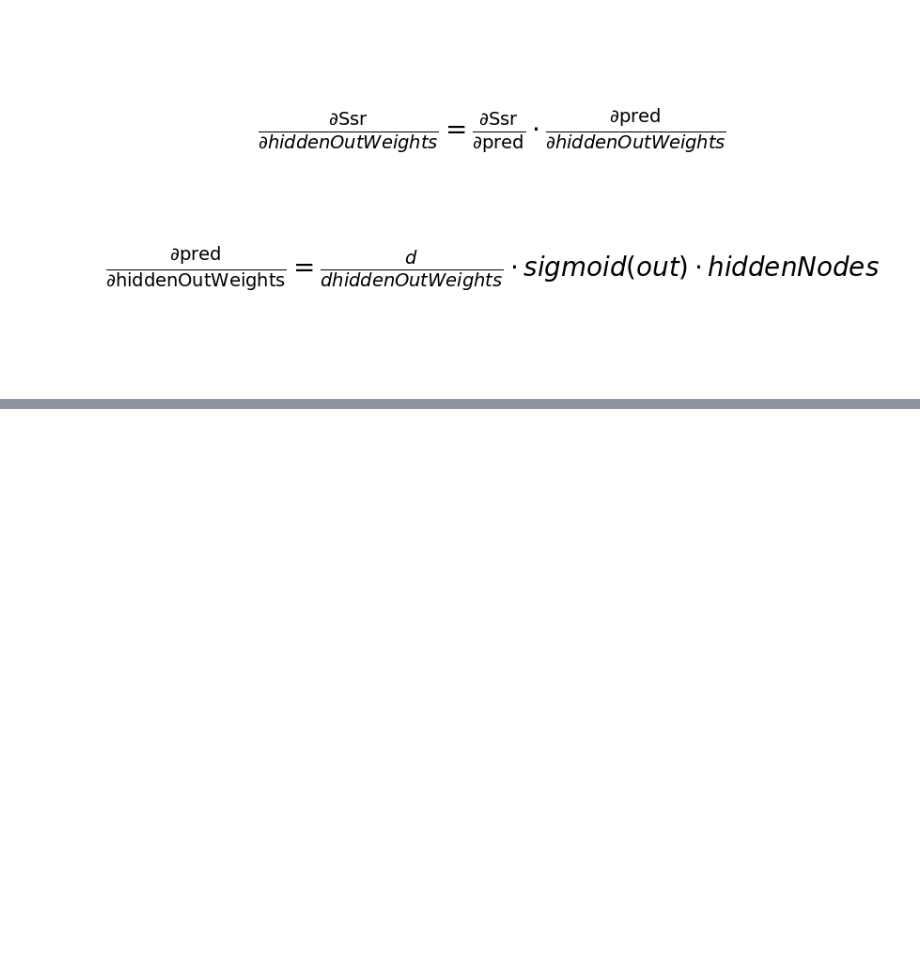
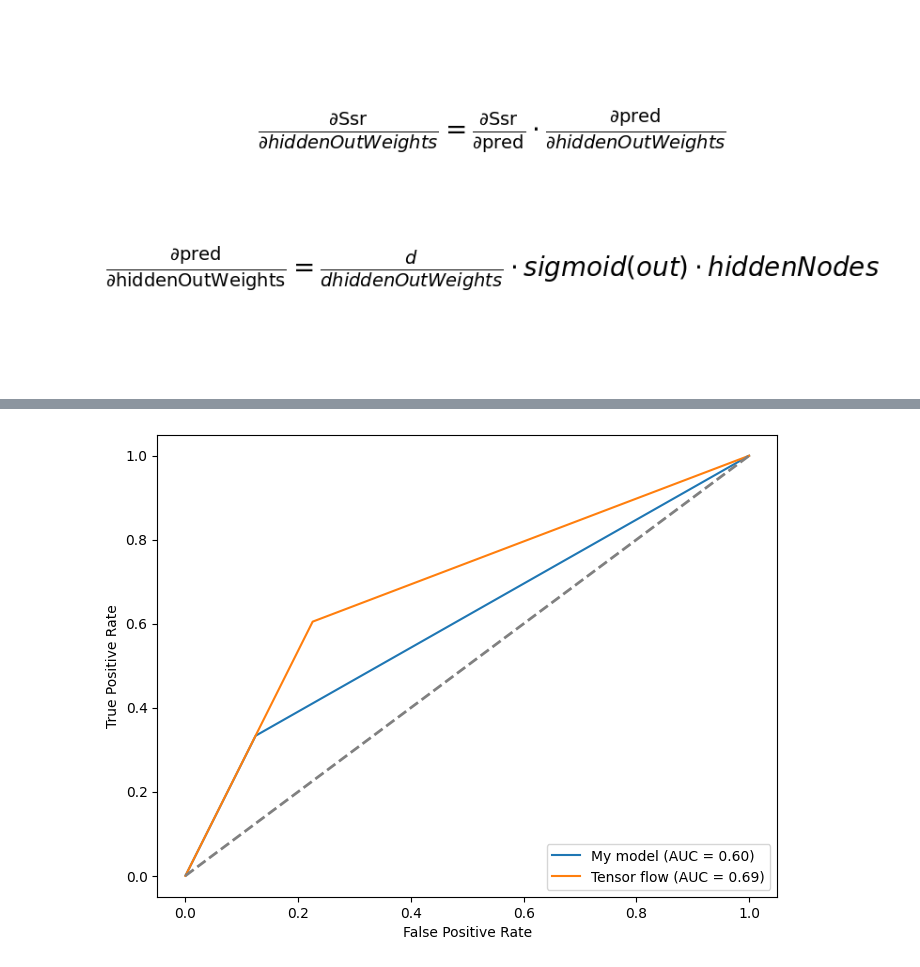
Before and after one commit to tohidnoori/Ann-from-scratch, a Jupyter notebook: ann-bank-data-analysis.ipynb, the cells around one changed output, grey strips where cells are left out. Saved outputs shown, nothing was run; the diff lists cells and outputs as text; code cells hidden in the pictures; blank space fills up the shorter version.

```diff
--- a/ann-bank-data-analysis.ipynb
+++ b/ann-bank-data-analysis.ipynb
@@ -326,0 +333,24 @@ Layer 2 biases: [-0.08441409]
+# %%
+fpr_my_model, tpr_my_model, thresholds_my_model = roc_curve(y_test, my_model_predictions)
+roc_auc_my_model = auc(fpr_my_model, tpr_my_model)
+
+fpr_tensor_model, tpr_tensor_model, thresholds_tensor_model = roc_curve(y_test, tensor_predictions)
+roc_auc_tensor_model = auc(fpr_tensor_model, tpr_tensor_model)
+
+plt.figure(figsize=(8, 6))
+
+plt.plot(fpr_my_model, tpr_my_model, label=f'My model (AUC = {roc_auc_my_model:.2f})')
+plt.plot(fpr_tensor_model, tpr_tensor_model, label=f'Tensor flow (AUC = {roc_auc_tensor_model:.2f})')
+
+# Plot a diagonal line for reference
+plt.plot([0, 1], [0, 1], linestyle='--', color='gray', linewidth=2)
+
+plt.xlabel('False Positive Rate')
+plt.ylabel('True Positive Rate')
+
+plt.legend(loc='lower right')
+
+# Show the plot
+plt.show()
+# %% [output]
+[figure, added]
```
Also changed, not shown: parts of 9 cells of this notebook, 6 other files.
